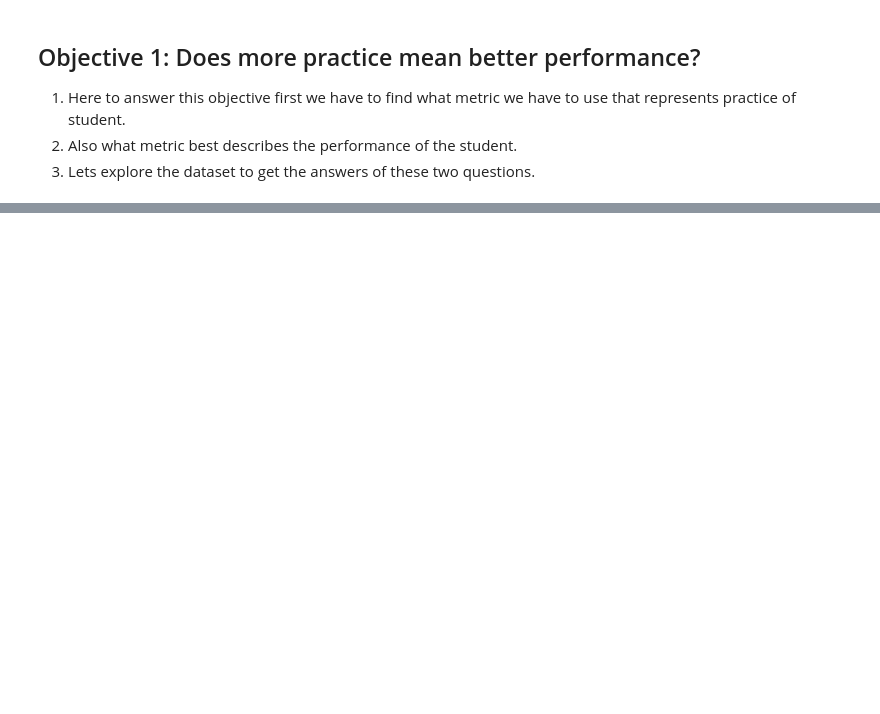
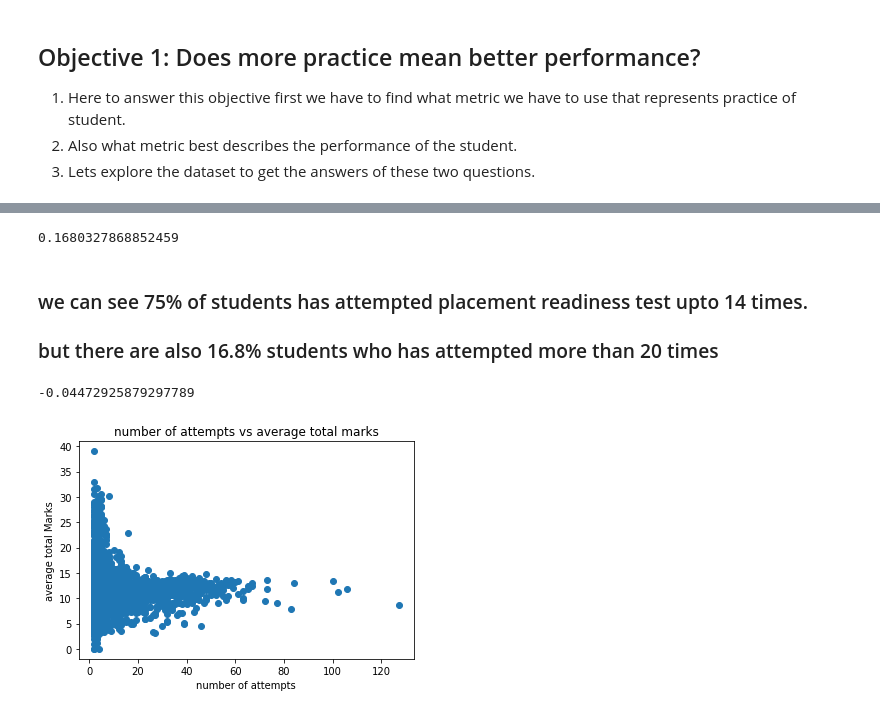
Before and after one commit to Kali-Dev/Internship-Assignment, a Jupyter notebook: intership project.ipynb, the cells around one changed output, grey strips where cells are left out. Cells and saved outputs as stored; diff of their text form; code cells hidden in the pictures; blank space fills up the shorter version.

```diff
--- a/intership project.ipynb
+++ b/intership project.ipynb
@@ -829,0 +467,16 @@ plt.title("number of attempts vs average total marks");
+# %%
+practice_df.query('numberOfAttempts>20')['numberOfAttempts'].shape[0]/practice_df['numberOfAttempts'].shape[0]
+# %% [output]
+0.1680327868852459
+# %% [markdown]
+### we can see 75% of students has attempted placement readiness test upto 14 times.
+### but there are also 16.8% students who has attempted more than 20 times
+# %%
+print(practice_df['numberOfAttempts'].corr(practice_df.totalMark))
+plt.scatter(practice_df['numberOfAttempts'], practice_df.totalMark);
+plt.xlabel('number of attempts')
+plt.ylabel('average total Marks')
+plt.title("number of attempts vs average total marks");
+# %% [output]
+-0.04472925879297789
+[figure, added]
```
Also changed, not shown: parts of 181 cells of this notebook.
